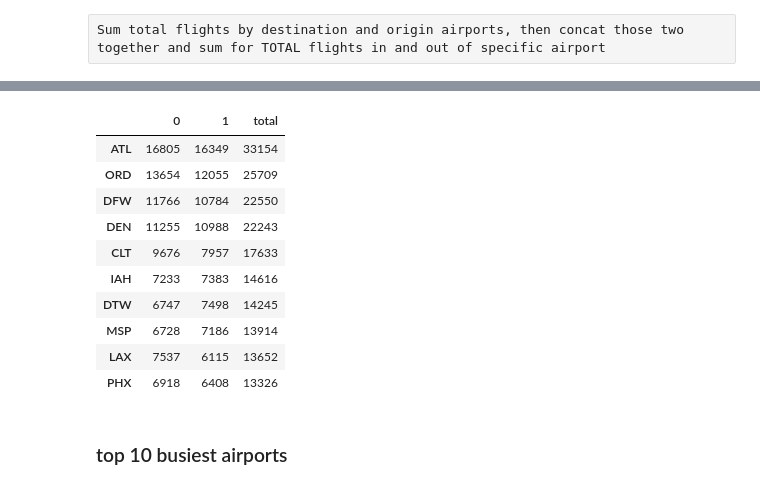
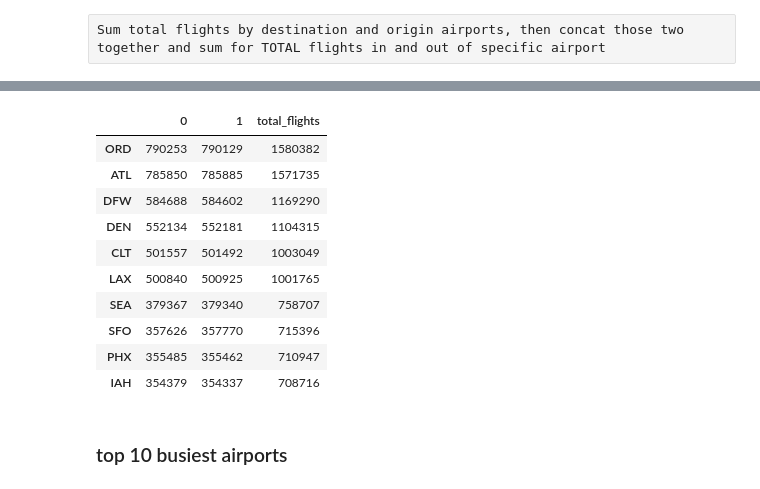
Before and after one commit to davidlinrin/lhl_midterm, a Jupyter notebook: python_code/Task_6and9.ipynb, the cells around one changed output, grey strips where cells are left out. Cells and saved outputs as stored; diff of their text form; code cells hidden in the pictures.

```diff
--- a/python_code/Task_6and9.ipynb
+++ b/python_code/Task_6and9.ipynb
@@ -17,3 +11,7 @@ df_flights=pd.concat([df_flights1,df_flights2],axis=0,ignore_index=True)
+# %%
+column_types={'mkt_carrier_fl_num': 'uint16', 'op_unique_carrier': 'category', 'tail_num': 'category', 'op_carrier_fl_num': 'uint16', 'origin_airport_id': 'uint16', 'origin': 'category', 'dest_airport_id': 'uint16', 'dest': 'category', 'crs_dep_time': 'uint16', 'dep_time': 'float32'}
+# %%
+df_flights= pd.read_csv(path+'df_flights.csv',dtype=column_types,parse_dates=['fl_date'],infer_datetime_format=True)
 # %%
 df_flights.drop('Unnamed: 0',axis=1,inplace=True)
 # %%
@@ -75,6 +73,6 @@ df_flights_sample=df_flights_sample.reset_index().drop('index',axis=1)
 # %% [raw]
 Sum total flights by destination and origin airports, then concat those two together and sum for TOTAL flights in and out of specific airport
 # %%
-origin_sum=df_flights_sample[['origin','dest']].groupby('origin').count().sort_values(by='dest',ascending=False)
+origin_sum=df_flights[['origin','dest']].groupby('origin').count().sort_values(by='dest',ascending=False)
 # %%
-dest_sum=df_flights_sample[['origin','dest']].groupby('dest').count().sort_values(by='origin',ascending=False)
+dest_sum=df_flights[['origin','dest']].groupby('dest').count().sort_values(by='origin',ascending=False)
@@ -139,19 +121,19 @@ busy_airports=pd.concat([origin_sum,dest_sum],axis=1,join='inner',ignore_index=T
 busy_airports['total_flights']=busy_airports[0]+busy_airports[1]
 # %%
 #Sorting and displaying top 10 busiest airports
-busy_airports.sort_values(by='total',ascending=False).head(10)
+busy_airports.sort_values(by='total_flights',ascending=False).head(10)
 # %% [output]
-|  | 0 | 1 | total |
-| ATL | 16805 | 16349 | 33154 |
-| ORD | 13654 | 12055 | 25709 |
-| DFW | 11766 | 10784 | 22550 |
-| DEN | 11255 | 10988 | 22243 |
-| CLT | 9676 | 7957 | 17633 |
-| IAH | 7233 | 7383 | 14616 |
-| DTW | 6747 | 7498 | 14245 |
-| MSP | 6728 | 7186 | 13914 |
-| LAX | 7537 | 6115 | 13652 |
-| PHX | 6918 | 6408 | 13326 |
+|  | 0 | 1 | total_flights |
+| ORD | 790253 | 790129 | 1580382 |
+| ATL | 785850 | 785885 | 1571735 |
+| DFW | 584688 | 584602 | 1169290 |
+| DEN | 552134 | 552181 | 1104315 |
+| CLT | 501557 | 501492 | 1003049 |
+| LAX | 500840 | 500925 | 1001765 |
+| SEA | 379367 | 379340 | 758707 |
+| SFO | 357626 | 357770 | 715396 |
+| PHX | 355485 | 355462 | 710947 |
+| IAH | 354379 | 354337 | 708716 |
 # %% [markdown]
 ### top 10 busiest airports
 # %%
```
Also changed, not shown: parts of 19 cells of this notebook, 5 other files.
